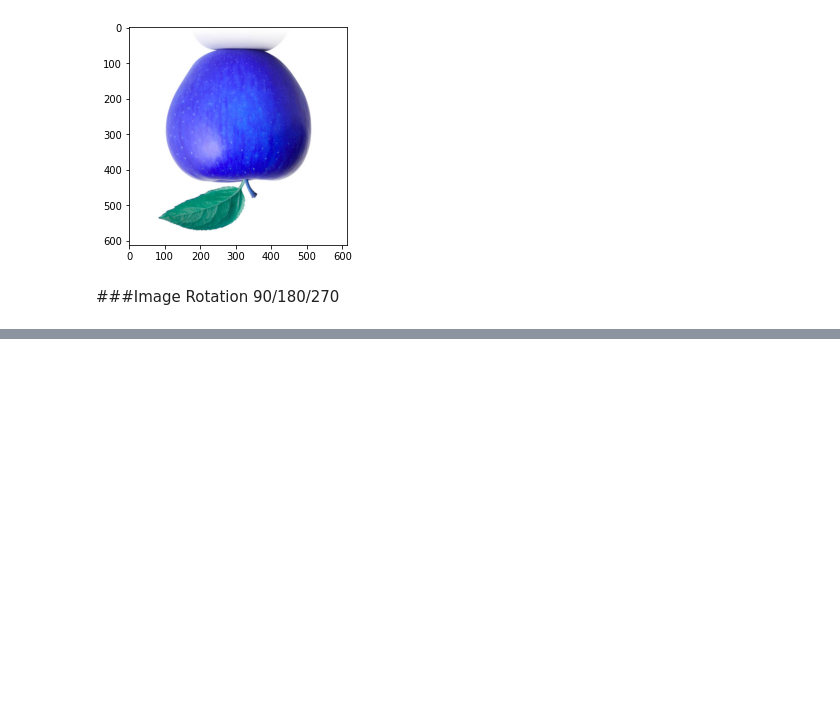
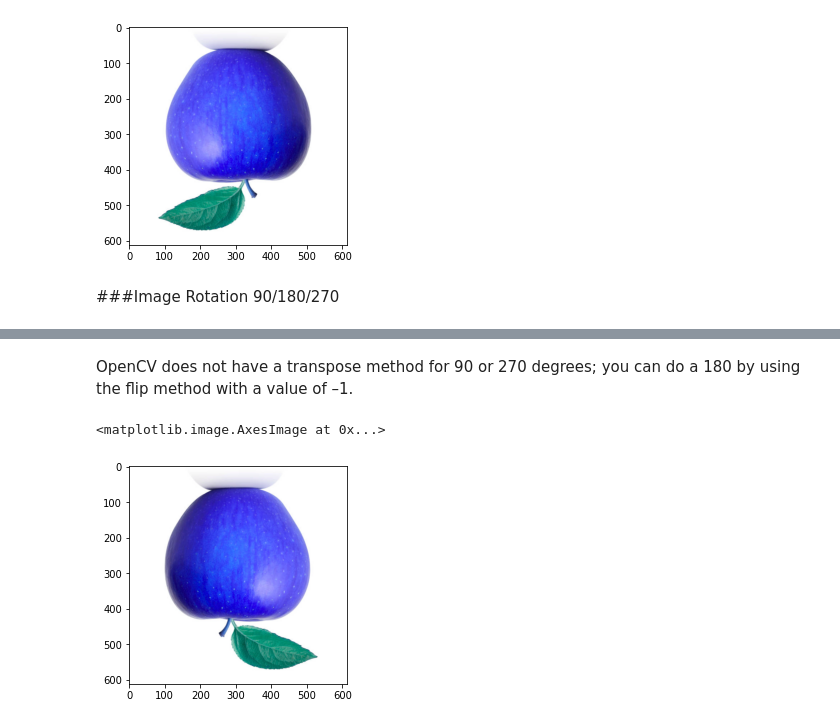
Before and after one commit to rahiakela/computer-vision-research-and-practice, a Jupyter notebook: deep-learning-patterns-and-practices/4-training-fundamentals/invariance_fundamentals.ipynb, the cells around one changed output, grey strips where cells are left out. Saved outputs shown, nothing was run; the diff lists cells and outputs as text; code cells hidden in the pictures; blank space fills up the shorter version.

```diff
--- a/deep-learning-patterns-and-practices/4-training-fundamentals/invariance_fundamentals.ipynb
+++ b/deep-learning-patterns-and-practices/4-training-fundamentals/invariance_fundamentals.ipynb
@@ -163,0 +193,11 @@ plt.imshow(flip)
+# %% [markdown]
+OpenCV does not have a transpose method for 90 or 270 degrees; you can do a 180 by using the flip method with a value of –1.
+# %%
+image = cv2.imread("apple.jpg")
+
+# Rotates the image 180 degrees
+rotate = cv2.flip(image, -1)
+plt.imshow(rotate)
+# %% [output]
+<matplotlib.image.AxesImage at 0x...>
+[figure, added]
```
Also changed, not shown: parts of 21 cells of this notebook.
